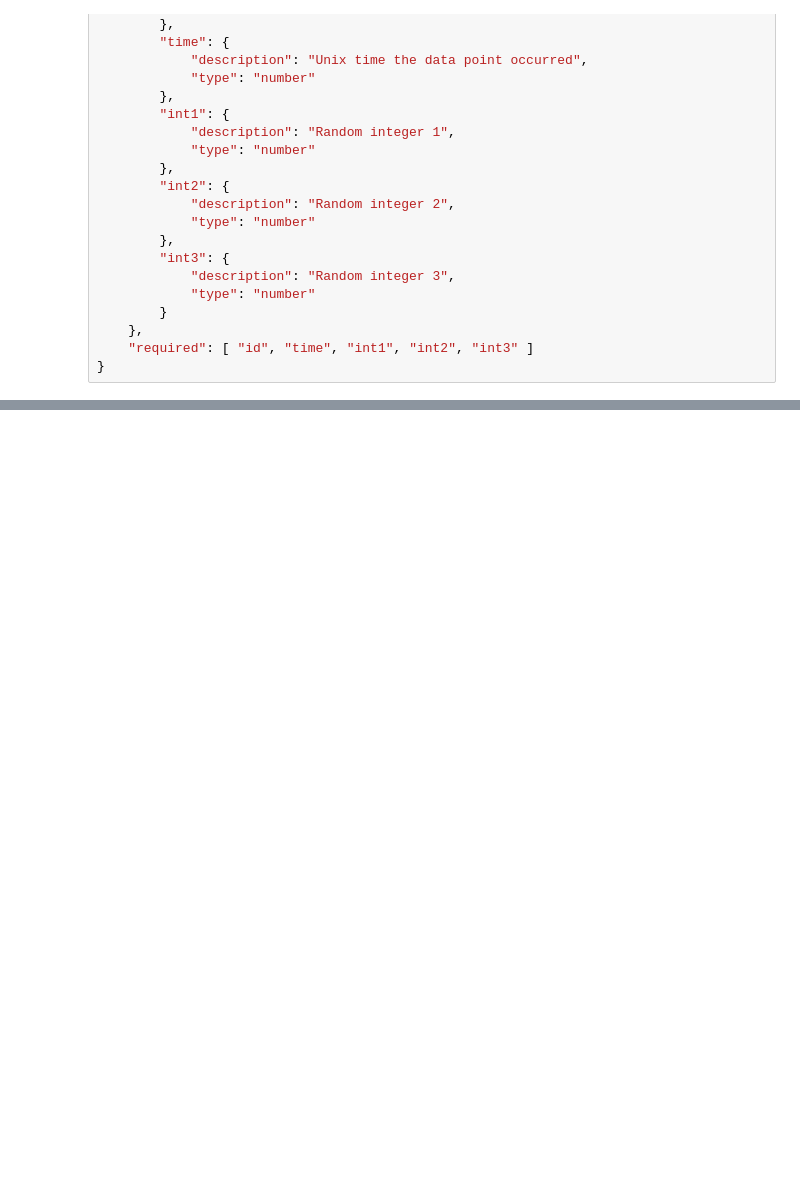
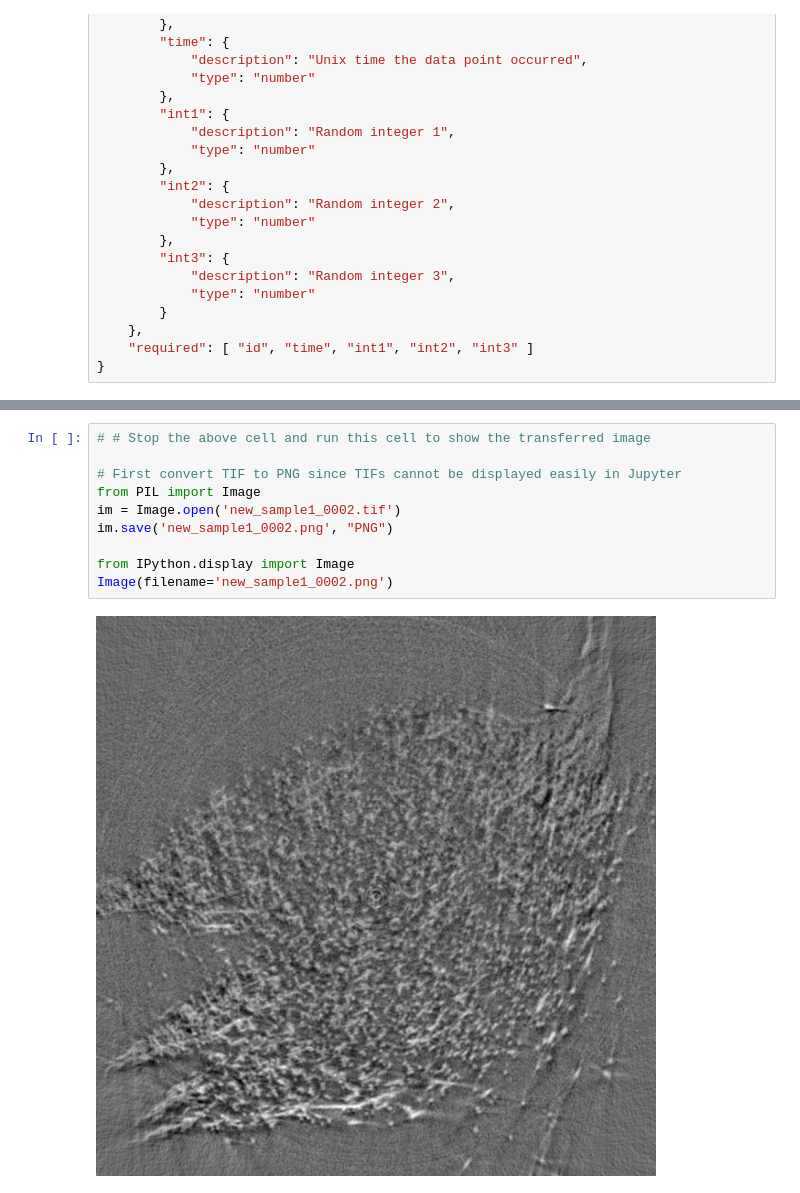
Before and after one commit to anl-mdml/examples, a Jupyter notebook: scripts/kafka-mdml/Kafka-MDML_Tutorial.ipynb, the cells around one changed output, grey strips where cells are left out. Cells and saved outputs as stored; diff of their text form; blank space fills up the shorter version.

Commit message:
added image/file example to notebook

```diff
--- a/scripts/kafka-mdml/Kafka-MDML_Tutorial.ipynb
+++ b/scripts/kafka-mdml/Kafka-MDML_Tutorial.ipynb
@@ -166,0 +207,12 @@ Ctrl+C to break consumer loop
+# %%
+# # Stop the above cell and run this cell to show the transferred image
+
+# First convert TIF to PNG since TIFs cannot be displayed easily in Jupyter
+from PIL import Image
+im = Image.open('new_sample1_0002.tif')
+im.save('new_sample1_0002.png', "PNG")
+
+from IPython.display import Image
+Image(filename='new_sample1_0002.png')
+# %% [output]
+[figure, added]
```
Also changed, not shown: parts of 13 cells of this notebook, 3 other files.
